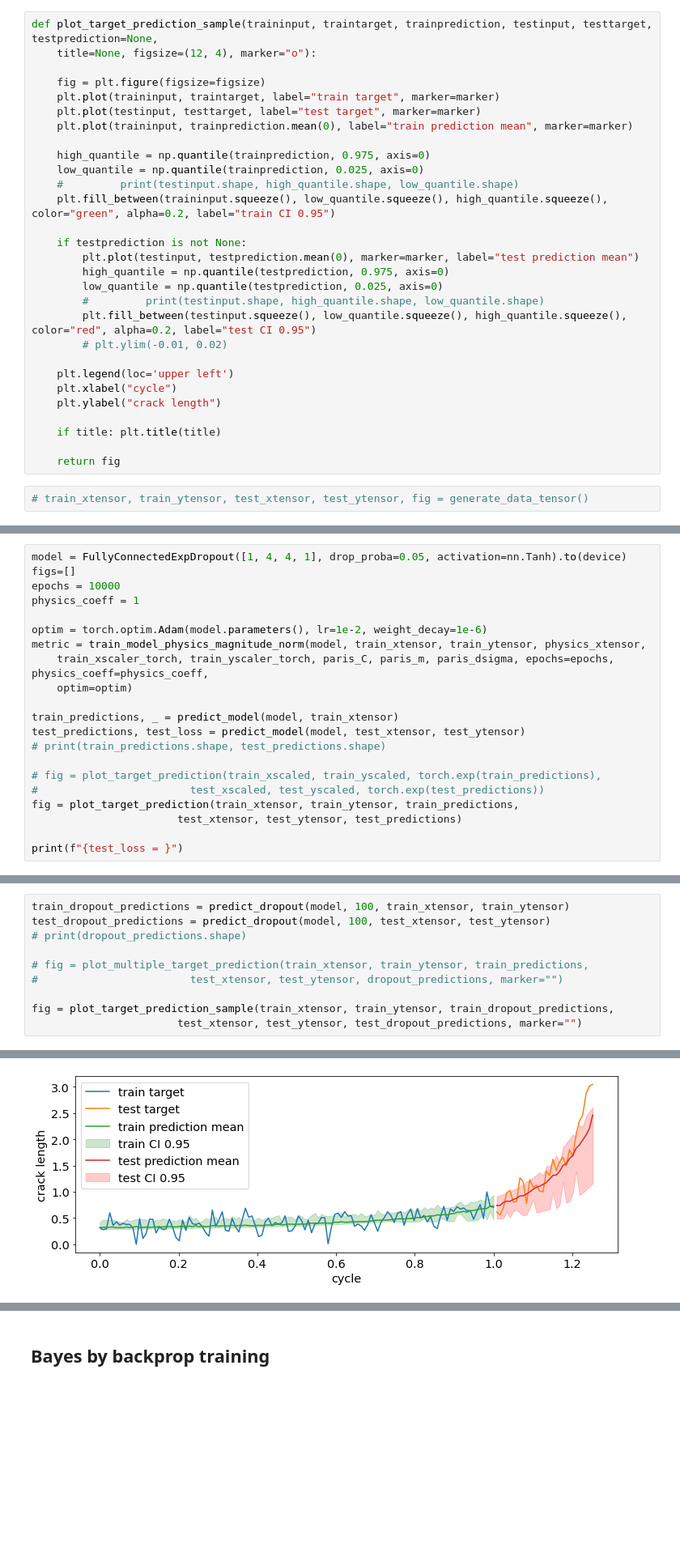
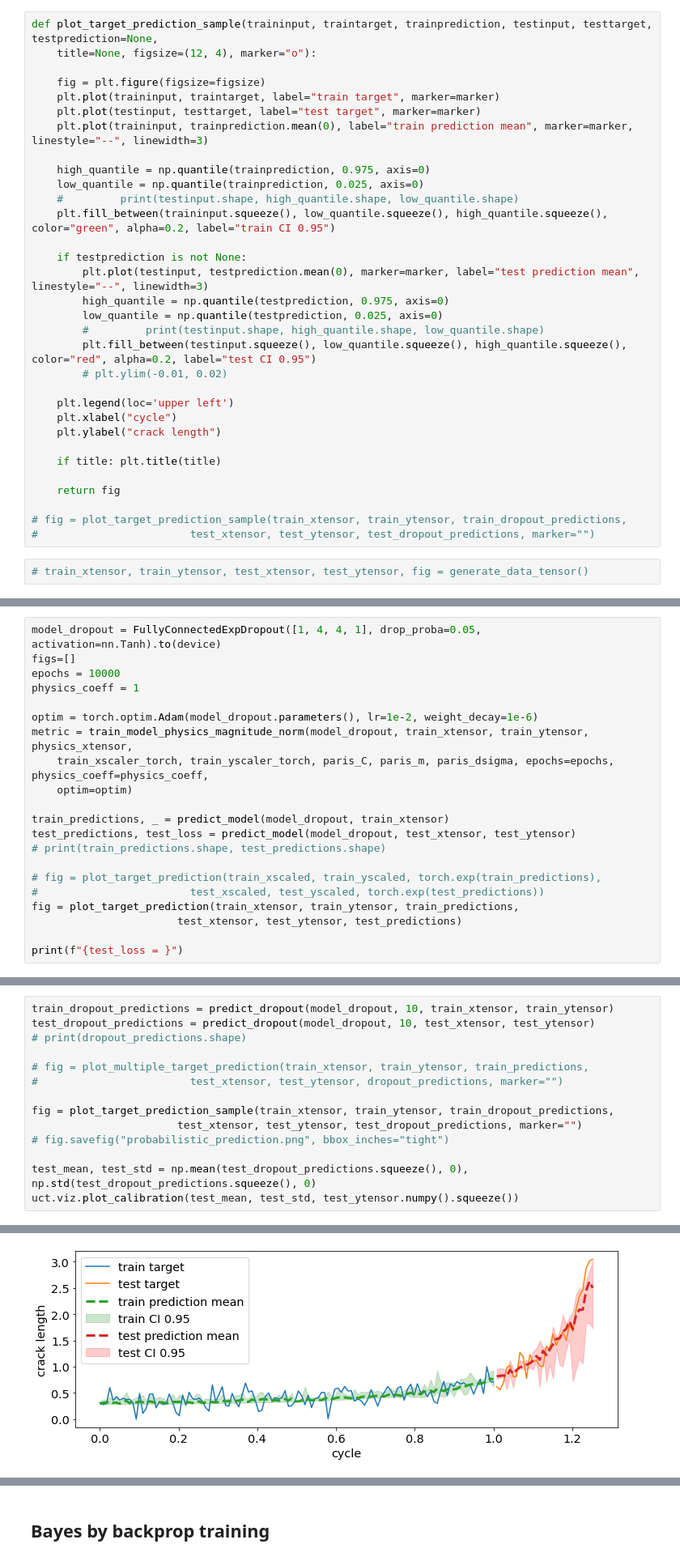
Before and after one commit to phanav/probabilistic-physics-satie, a Jupyter notebook: src/physics-inform-v2.ipynb, the cells around one changed output, grey strips where cells are left out. Shown at 81% size. Drawn from its saved outputs; the diff is of its cells as text; blank space fills up the shorter version.

```diff
--- a/src/physics-inform-v2.ipynb
+++ b/src/physics-inform-v2.ipynb
@@ -1451,7 +1459,7 @@ def plot_target_prediction_sample(traininput, traintarget, trainprediction, test
     fig = plt.figure(figsize=figsize)
     plt.plot(traininput, traintarget, label="train target", marker=marker)
     plt.plot(testinput, testtarget, label="test target", marker=marker)
-    plt.plot(traininput, trainprediction.mean(0), label="train prediction mean", marker=marker)
+    plt.plot(traininput, trainprediction.mean(0), label="train prediction mean", marker=marker, linestyle="--", linewidth=3)
 
     high_quantile = np.quantile(trainprediction, 0.975, axis=0)
     low_quantile = np.quantile(trainprediction, 0.025, axis=0)
@@ -1459,7 +1467,7 @@ def plot_target_prediction_sample(traininput, traintarget, trainprediction, test
     plt.fill_between(traininput.squeeze(), low_quantile.squeeze(), high_quantile.squeeze(), color="green", alpha=0.2, label="train CI 0.95")
 
     if testprediction is not None:
-        plt.plot(testinput, testprediction.mean(0), marker=marker, label="test prediction mean")
+        plt.plot(testinput, testprediction.mean(0), marker=marker, label="test prediction mean", linestyle="--", linewidth=3)
         high_quantile = np.quantile(testprediction, 0.975, axis=0)
         low_quantile = np.quantile(testprediction, 0.025, axis=0)
         #         print(testinput.shape, high_quantile.shape, low_quantile.shape)
@@ -1473,6 +1481,9 @@ def plot_target_prediction_sample(traininput, traintarget, trainprediction, test
     if title: plt.title(title)
 
     return fig
+
+# fig = plot_target_prediction_sample(train_xtensor, train_ytensor, train_dropout_predictions,
+#                        test_xtensor, test_ytensor, test_dropout_predictions, marker="")
 # %%
 # train_xtensor, train_ytensor, test_xtensor, test_ytensor, fig = generate_data_tensor()
 # %%
@@ -1503,18 +1514,18 @@ class FullyConnectedExpDropout(nn.Module):
         return torch.exp(outpt)
 #         return outpt
 # %%
-model = FullyConnectedExpDropout([1, 4, 4, 1], drop_proba=0.05, activation=nn.Tanh).to(device)
+model_dropout = FullyConnectedExpDropout([1, 4, 4, 1], drop_proba=0.05, activation=nn.Tanh).to(device)
 figs=[]
 epochs = 10000
 physics_coeff = 1
 
-optim = torch.optim.Adam(model.parameters(), lr=1e-2, weight_decay=1e-6)
-metric = train_model_physics_magnitude_norm(model, train_xtensor, train_ytensor, physics_xtensor,
+optim = torch.optim.Adam(model_dropout.parameters(), lr=1e-2, weight_decay=1e-6)
+metric = train_model_physics_magnitude_norm(model_dropout, train_xtensor, train_ytensor, physics_xtensor,
     train_xscaler_torch, train_yscaler_torch, paris_C, paris_m, paris_dsigma, epochs=epochs, physics_coeff=physics_coeff,
     optim=optim)
 
-train_predictions, _ = predict_model(model, train_xtensor)
-test_predictions, test_loss = predict_model(model, test_xtensor, test_ytensor)
+train_predictions, _ = predict_model(model_dropout, train_xtensor)
+test_predictions, test_loss = predict_model(model_dropout, test_xtensor, test_ytensor)
 # print(train_predictions.shape, test_predictions.shape)
 
 # fig = plot_target_prediction(train_xscaled, train_yscaled, torch.exp(train_predictions),
@@ -1596,6 +1625,6 @@ def plot_multiple_target_prediction(traininput, traintarget, trainprediction, te
 # %%
-train_dropout_predictions = predict_dropout(model, 100, train_xtensor, train_ytensor)
-test_dropout_predictions = predict_dropout(model, 100, test_xtensor, test_ytensor)
+train_dropout_predictions = predict_dropout(model_dropout, 10, train_xtensor, train_ytensor)
+test_dropout_predictions = predict_dropout(model_dropout, 10, test_xtensor, test_ytensor)
 # print(dropout_predictions.shape)
 
 # fig = plot_multiple_target_prediction(train_xtensor, train_ytensor, train_predictions,
@@ -1603,4 +1632,8 @@ test_dropout_predictions = predict_dropout(model, 100, test_xtensor, test_ytenso
 
 fig = plot_target_prediction_sample(train_xtensor, train_ytensor, train_dropout_predictions,
                        test_xtensor, test_ytensor, test_dropout_predictions, marker="")
+# fig.savefig("probabilistic_prediction.png", bbox_inches="tight")
+
+test_mean, test_std = np.mean(test_dropout_predictions.squeeze(), 0), np.std(test_dropout_predictions.squeeze(), 0)
+uct.viz.plot_calibration(test_mean, test_std, test_ytensor.numpy().squeeze())
 # %% [output]
@@ -1607 +1641 @@ fig = plot_target_prediction_sample(train_xtensor, train_ytensor, train_dropout_
-[figure, old version]
+[figure, new version]
```
Also changed, not shown: parts of 77 cells of this notebook.
